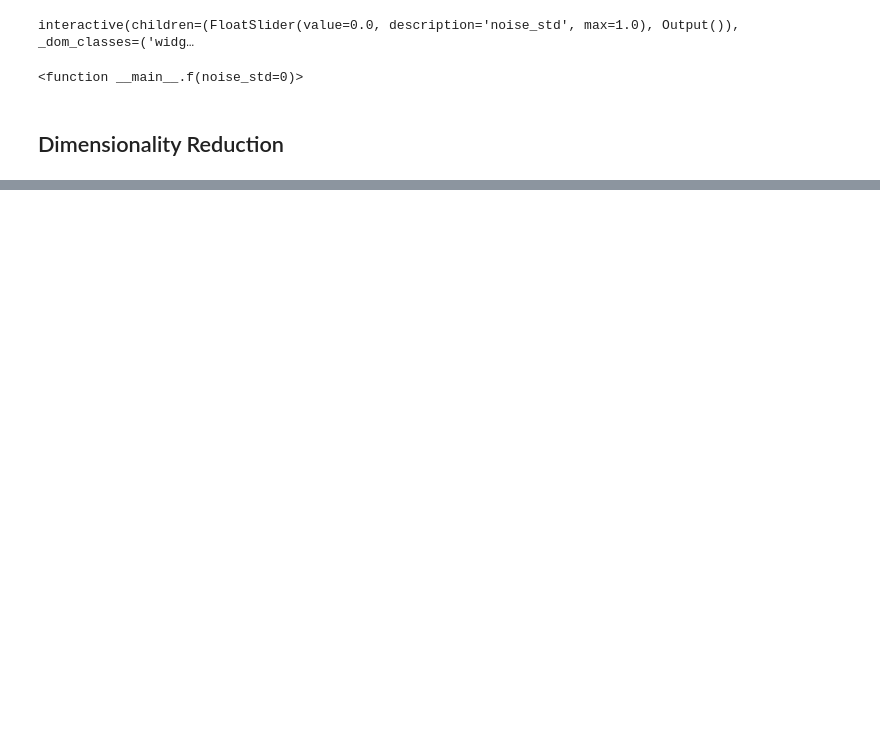
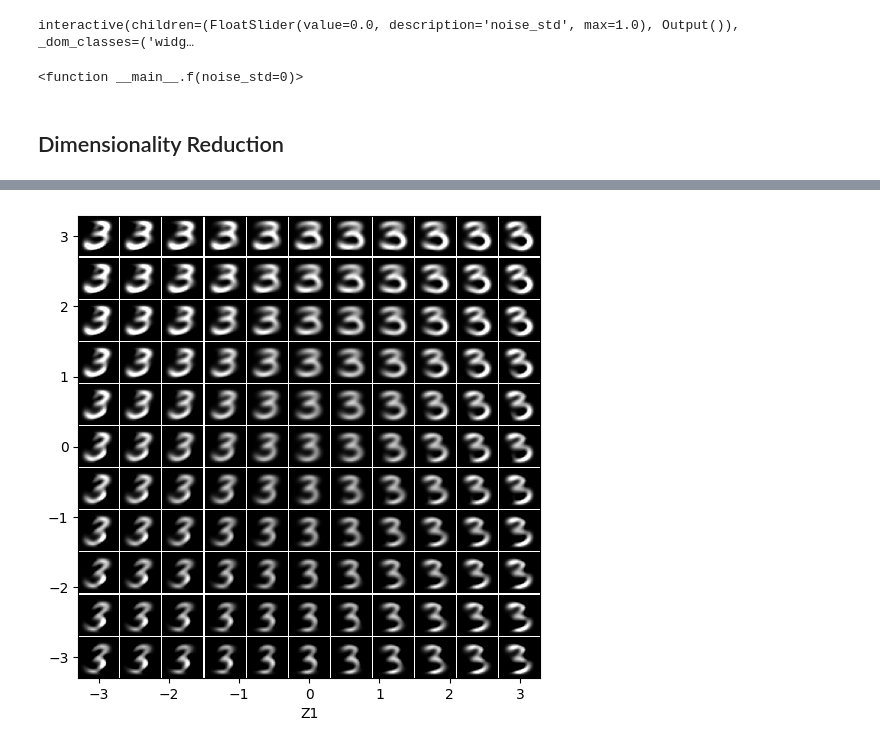
Before and after one commit to reml-lab/MLDemos, a Jupyter notebook: Factor_Analysis.ipynb, the cells around one changed output, grey strips where cells are left out. Saved outputs shown, nothing was run; the diff lists cells and outputs as text; code cells hidden in the pictures; blank space fills up the shorter version.

```diff
--- a/Factor_Analysis.ipynb
+++ b/Factor_Analysis.ipynb
@@ -166,0 +173,22 @@ plt.show()
+# %%
+zmin0 = -3
+zmax0 = 3
+zmin1 = -3
+zmax1 = 3
+
+Zx,Zy = np.meshgrid(np.linspace(zmin0,zmax0,11), np.linspace(zmin1,zmax1,11))
+Z     = np.hstack([Zx.reshape(-1,1),Zy.reshape(-1,1)])
+Xnew     = reconstruct(Z,Wf,mux)
+
+scale = (zmax0-zmin0)/(2*10)-0.01
+plt.figure(figsize=(8,6))
+for i in range(Xnew.shape[0]):
+    plt.imshow(Xnew[i,:].reshape(28,28),extent=[Z[i,0]-scale,Z[i,0]+scale,Z[i,1]-scale,Z[i,1]+scale],cmap="gray",clim=[0,1] )
+
+plt.xlim(zmin0-scale,zmax0+scale)
+plt.ylim(zmin1-scale,zmax1+scale)
+plt.xlabel("Z0")
+plt.xlabel("Z1")
+plt.show()
+# %% [output]
+[figure, added]
```
Also changed, not shown: parts of 12 cells of this notebook, 1 other file.
